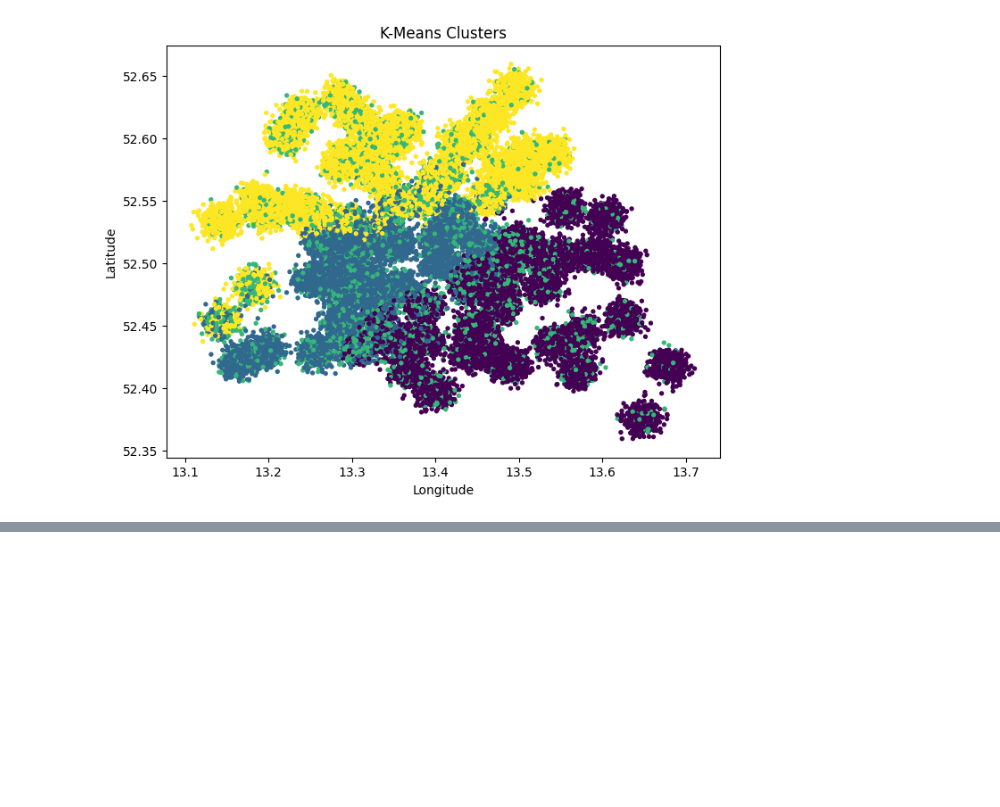
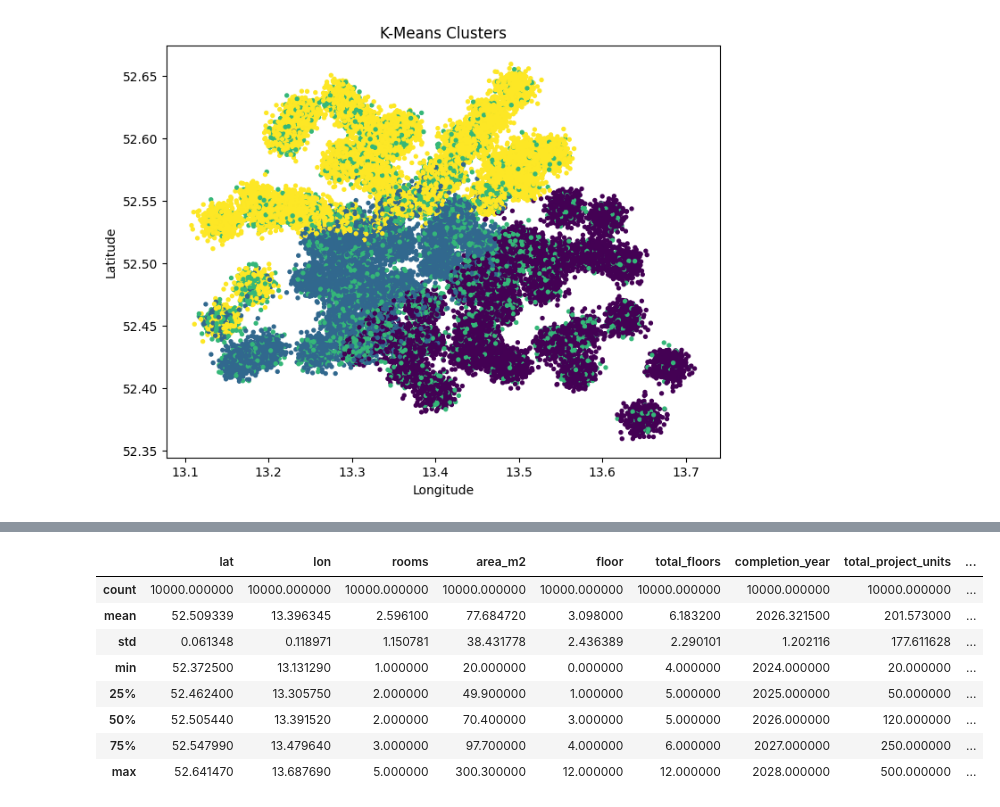
Before and after one commit to MarieKatha/berlin-property-intelligence, a Jupyter notebook: notebooks/marie.ipynb, the cells around one changed output, grey strips where cells are left out. Saved outputs shown, nothing was run; the diff lists cells and outputs as text; code cells hidden in the pictures; blank space fills up the shorter version.

```diff
--- a/notebooks/marie.ipynb
+++ b/notebooks/marie.ipynb
@@ -487,0 +492,6 @@ plt.show()
+# %%
+import pandas as pd
+
+df = pd.read_csv("../raw_data/new_construction.csv")
+
+df.head()
@@ -487,0 +538,12 @@ plt.show()
+# %%
+df.describe()
+# %% [output]
+|  | lat | lon | rooms | area_m2 | floor | total_floors | completion_year | total_project_units | ... |
+| count | 10000.000000 | 10000.000000 | 10000.000000 | 10000.000000 | 10000.000000 | 10000.000000 | 10000.000000 | 10000.000000 | ... |
+| mean | 52.509339 | 13.396345 | 2.596100 | 77.684720 | 3.098000 | 6.183200 | 2026.321500 | 201.573000 | ... |
+| std | 0.061348 | 0.118971 | 1.150781 | 38.431778 | 2.436389 | 2.290101 | 1.202116 | 177.611628 | ... |
+| min | 52.372500 | 13.131290 | 1.000000 | 20.000000 | 0.000000 | 4.000000 | 2024.000000 | 20.000000 | ... |
+| 25% | 52.462400 | 13.305750 | 2.000000 | 49.900000 | 1.000000 | 5.000000 | 2025.000000 | 50.000000 | ... |
+| 50% | 52.505440 | 13.391520 | 2.000000 | 70.400000 | 3.000000 | 5.000000 | 2026.000000 | 120.000000 | ... |
+| 75% | 52.547990 | 13.479640 | 3.000000 | 97.700000 | 4.000000 | 6.000000 | 2027.000000 | 250.000000 | ... |
+| max | 52.641470 | 13.687690 | 5.000000 | 300.300000 | 12.000000 | 12.000000 | 2028.000000 | 500.000000 | ... |
```
Also changed, not shown: parts of 28 cells of this notebook.
